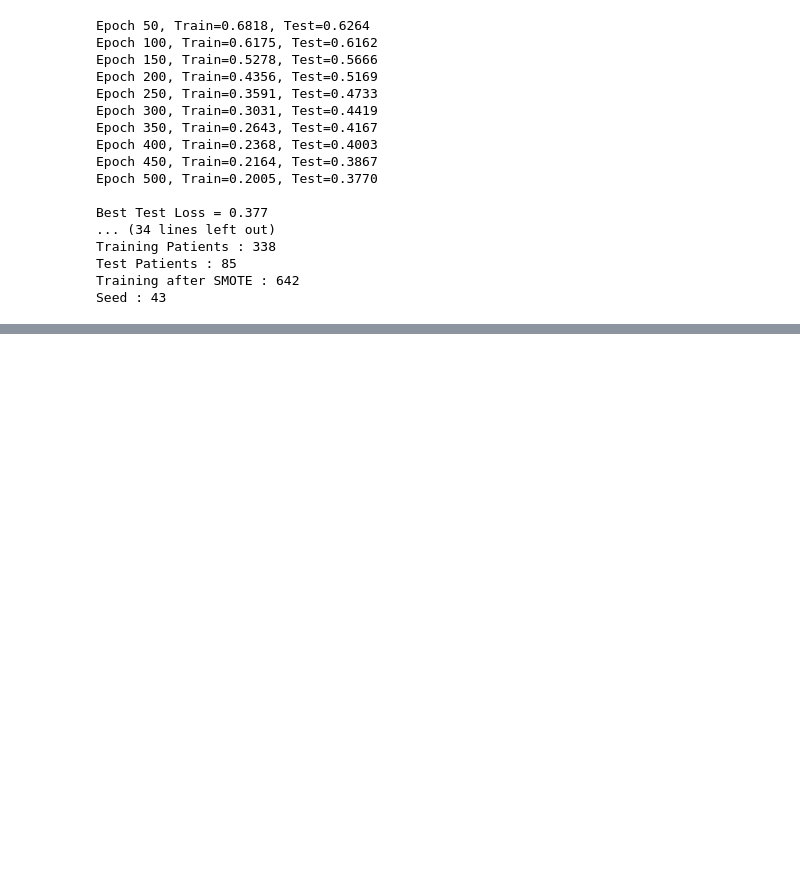
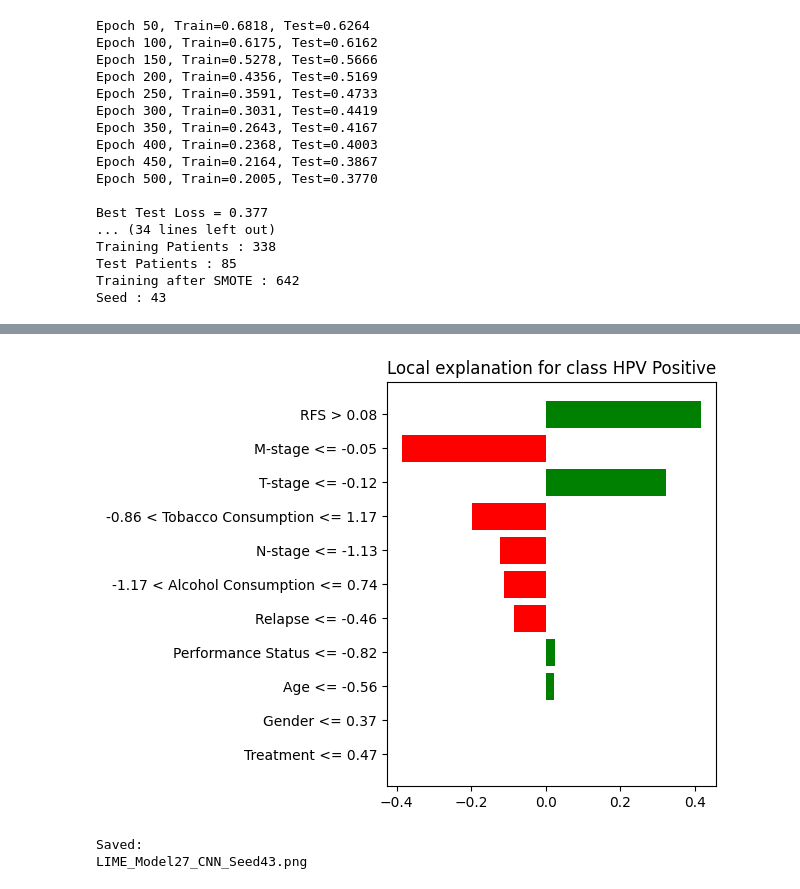
Before and after one commit to miriamamin1213-ux/HPV-classification, a Jupyter notebook: Model27.11F.43.ipynb, the cells around one changed output, grey strips where cells are left out. Saved outputs shown, nothing was run; the diff lists cells and outputs as text; code cells hidden in the pictures; blank space fills up the shorter version.

```diff
--- a/Model27.11F.43.ipynb
+++ b/Model27.11F.43.ipynb
@@ -538,0 +983,71 @@ Seed : 43
+# %%
+# ============================================================
+# Explain One Patient
+# ============================================================
+
+patient = 0
+
+exp = explainer.explain_instance(
+
+    X_test_np[patient],
+
+    predict_fn,
+
+    num_features=11,
+
+    top_labels=1
+
+)
+
+# ------------------------------------------------------------
+# Actual / Predicted Class
+# ------------------------------------------------------------
+
+actual = y_test.iloc[patient]
+
+predicted_class = predicted[patient]
+
+print()
+
+print("Actual Class    :", actual)
+
+print("Predicted Class :", predicted_class)
+
+# ------------------------------------------------------------
+# Feature Contributions
+# ------------------------------------------------------------
+
+print()
+
+print("LIME Feature Contributions\n")
+
+for feature, weight in exp.as_list():
+
+    print(f"{feature:<45} {weight:.4f}")
+
+# ------------------------------------------------------------
+# Plot
+# ------------------------------------------------------------
+
+fig = exp.as_pyplot_figure()
+
+plt.tight_layout()
+
+plt.savefig(
+
+    "LIME_Model27_CNN_Seed43.png",
+
+    dpi=300,
+
+    bbox_inches="tight"
+
+)
+
+plt.show()
+
+print()
+
+print("Saved:")
+
+print("LIME_Model27_CNN_Seed43.png")
+# %% [output]
@@ -538,0 +1070,3 @@ Seed : 43
+[figure, added]
+Saved:
+LIME_Model27_CNN_Seed43.png
```
Also changed, not shown: parts of 8 cells of this notebook.
